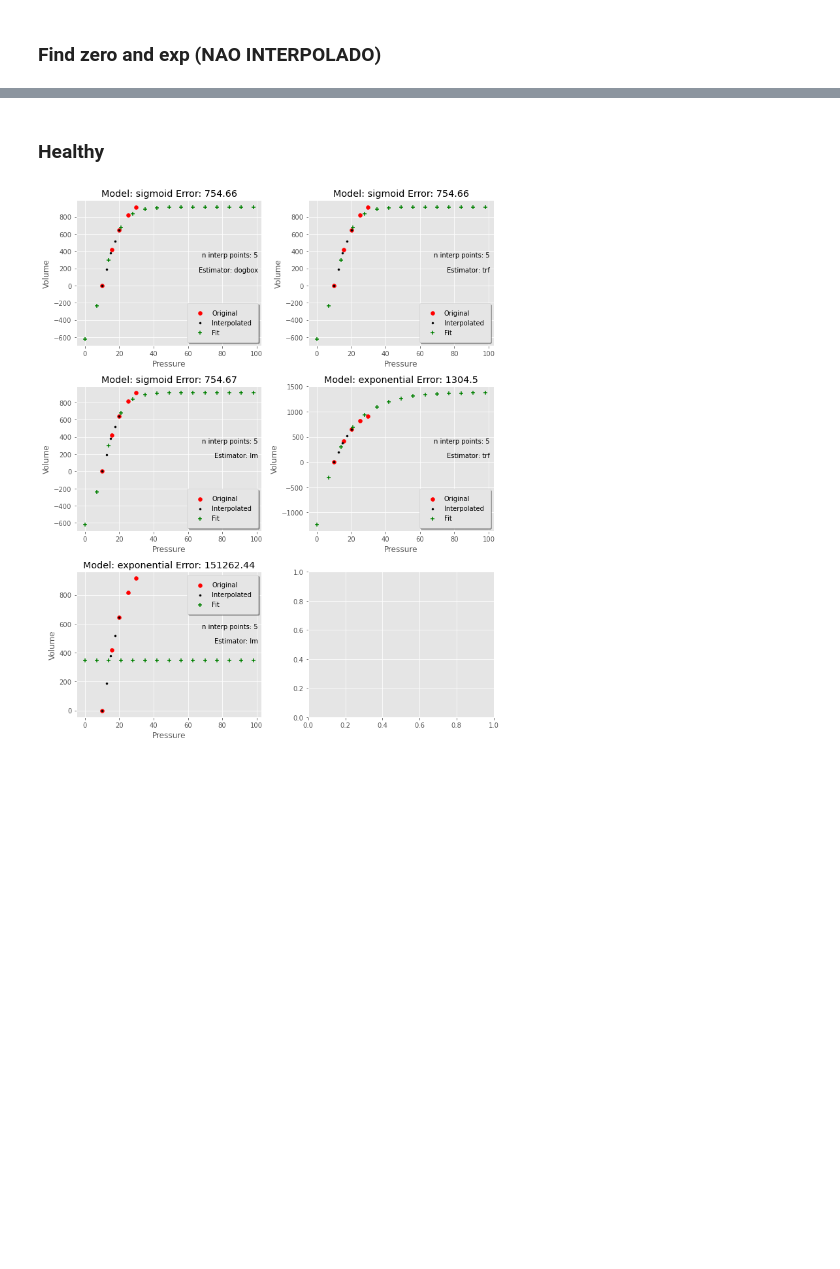
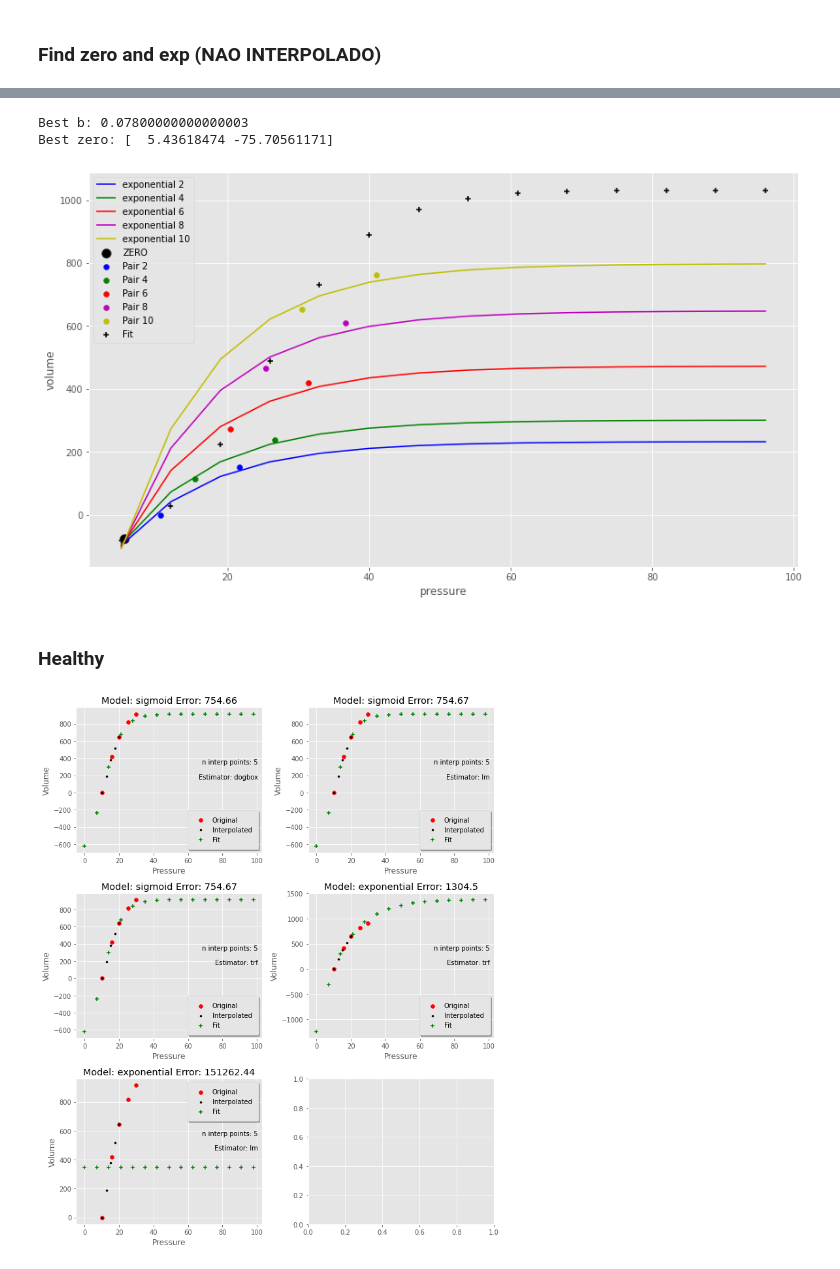
Before and after one commit to edlbcamargo/recrutabilidade, a Jupyter notebook: fitting_class.ipynb, the cells around one changed output, grey strips where cells are left out. Saved outputs shown, nothing was run; the diff lists cells and outputs as text; code cells hidden in the pictures; blank space fills up the shorter version.

```diff
--- a/fitting_class.ipynb
+++ b/fitting_class.ipynb
@@ -190,3 +101,11 @@ Best zero: [  5.02618474 -83.67586325]
+# %%
+best_b, guess_zero = find_best_b(injuried, raw_pressures=d_data,  b_percentage_range=(0.05,0.125), step=0.001, plot_figure=False)
+
+plot_exponentials(best_b, guess_zero, injuried, d_data, exponential_cicle_fixed_b)
+# %% [output]
+Best b: 0.07800000000000003
+Best zero: [  5.43618474 -75.70561171]
+[figure, added]
 # %% [markdown]
 ### Healthy
 # %%
```
Also changed, not shown: parts of 12 cells of this notebook, 1 other file.
